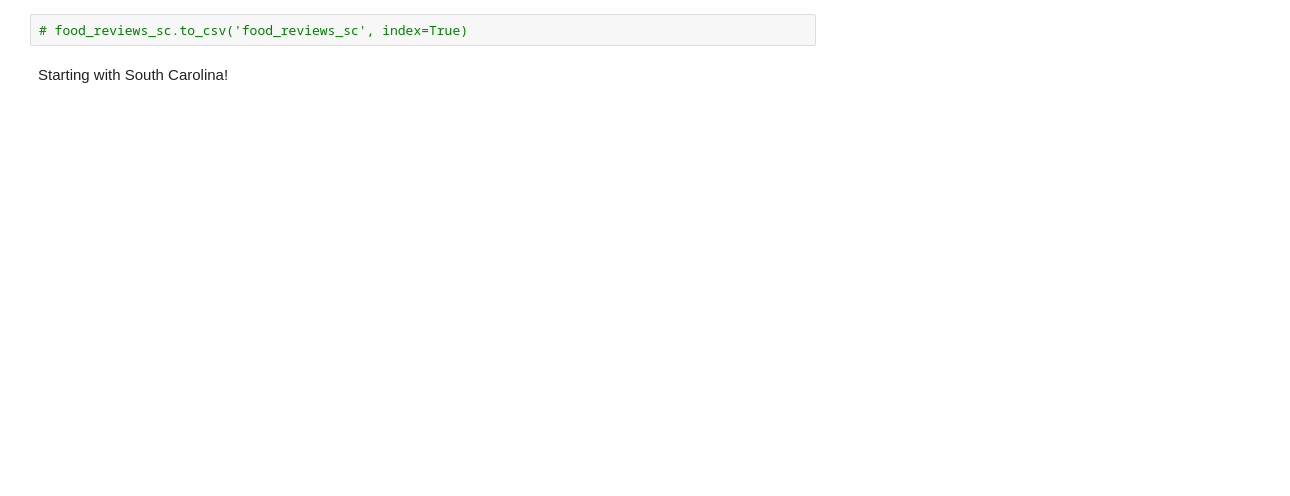
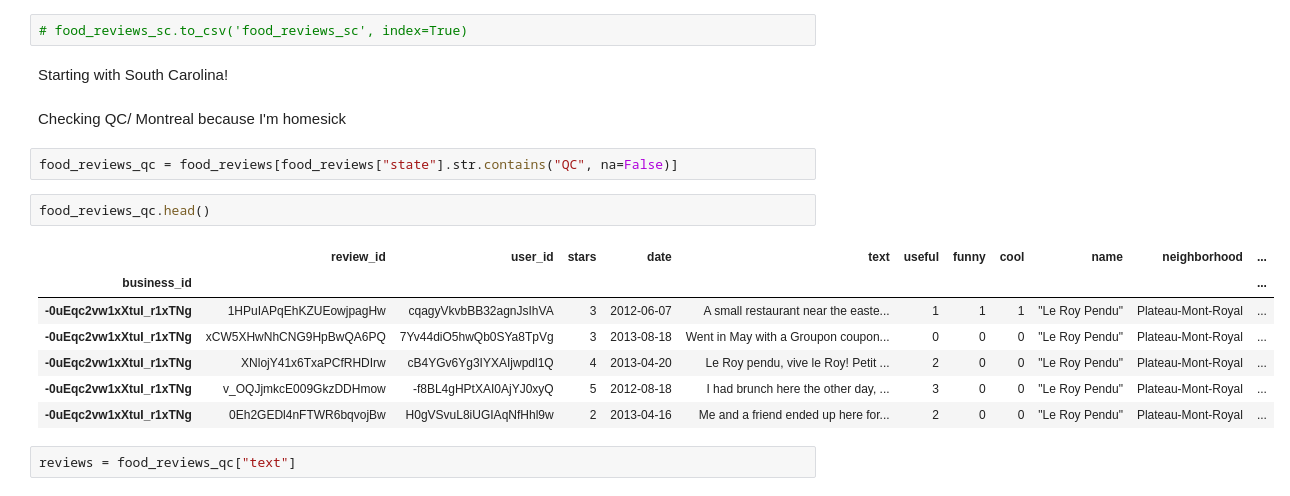
Before and after one commit to schubline/capstone_project, a Jupyter notebook: eda_notebooks/food_and_reviews_join.ipynb, the cells around one changed output. Drawn from its saved outputs; the diff is of its cells as text; blank space fills up the shorter version.

```diff
--- a/eda_notebooks/food_and_reviews_join.ipynb
+++ b/eda_notebooks/food_and_reviews_join.ipynb
@@ -90,3 +90,19 @@ food_reviews_sc.head()
 # food_reviews_sc.to_csv('food_reviews_sc', index=True)
 # %% [markdown]
 Starting with South Carolina!
+# %% [markdown]
+Checking QC/ Montreal because I'm homesick
+# %%
+food_reviews_qc = food_reviews[food_reviews["state"].str.contains("QC", na=False)]
+# %%
+food_reviews_qc.head()
+# %% [output]
+|  | review_id | user_id | stars | date | text | useful | funny | cool | name | neighborhood | ... |
+| business_id |  |  |  |  |  |  |  |  |  |  | ... |
+| -0uEqc2vw1xXtuI_r1xTNg | 1HPuIAPqEhKZUEowjpagHw | cqagyVkvbBB32agnJsIhVA | 3 | 2012-06-07 | A small restaurant near the easte... | 1 | 1 | 1 | "Le Roy Pendu" | Plateau-Mont-Royal | ... |
+| -0uEqc2vw1xXtuI_r1xTNg | xCW5XHwNhCNG9HpBwQA6PQ | 7Yv44diO5hwQb0SYa8TpVg | 3 | 2013-08-18 | Went in May with a Groupon coupon... | 0 | 0 | 0 | "Le Roy Pendu" | Plateau-Mont-Royal | ... |
+| -0uEqc2vw1xXtuI_r1xTNg | XNlojY41x6TxaPCfRHDIrw | cB4YGv6Yg3IYXAIjwpdl1Q | 4 | 2013-04-20 | Le Roy pendu, vive le Roy! Petit ... | 2 | 0 | 0 | "Le Roy Pendu" | Plateau-Mont-Royal | ... |
+| -0uEqc2vw1xXtuI_r1xTNg | v_OQJjmkcE009GkzDDHmow | -f8BL4gHPtXAI0AjYJ0xyQ | 5 | 2012-08-18 | I had brunch here the other day, ... | 3 | 0 | 0 | "Le Roy Pendu" | Plateau-Mont-Royal | ... |
+| -0uEqc2vw1xXtuI_r1xTNg | 0Eh2GEDl4nFTWR6bqvojBw | H0gVSvuL8iUGIAqNfHhl9w | 2 | 2013-04-16 | Me and a friend ended up here for... | 2 | 0 | 0 | "Le Roy Pendu" | Plateau-Mont-Royal | ... |
+# %%
+reviews = food_reviews_qc["text"]
```
Also changed, not shown: parts of 2 cells of this notebook.
